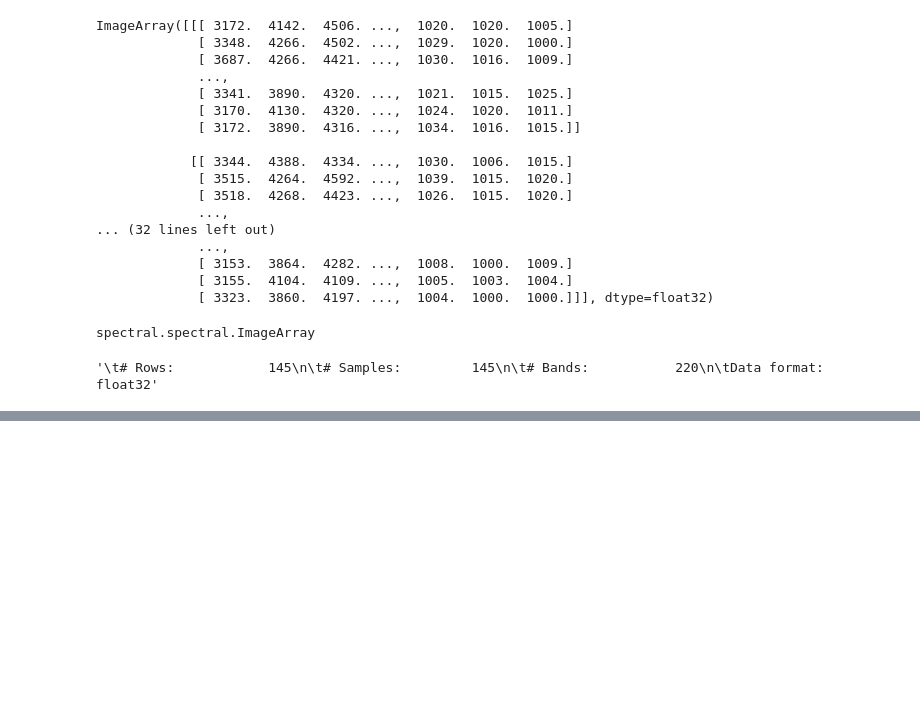
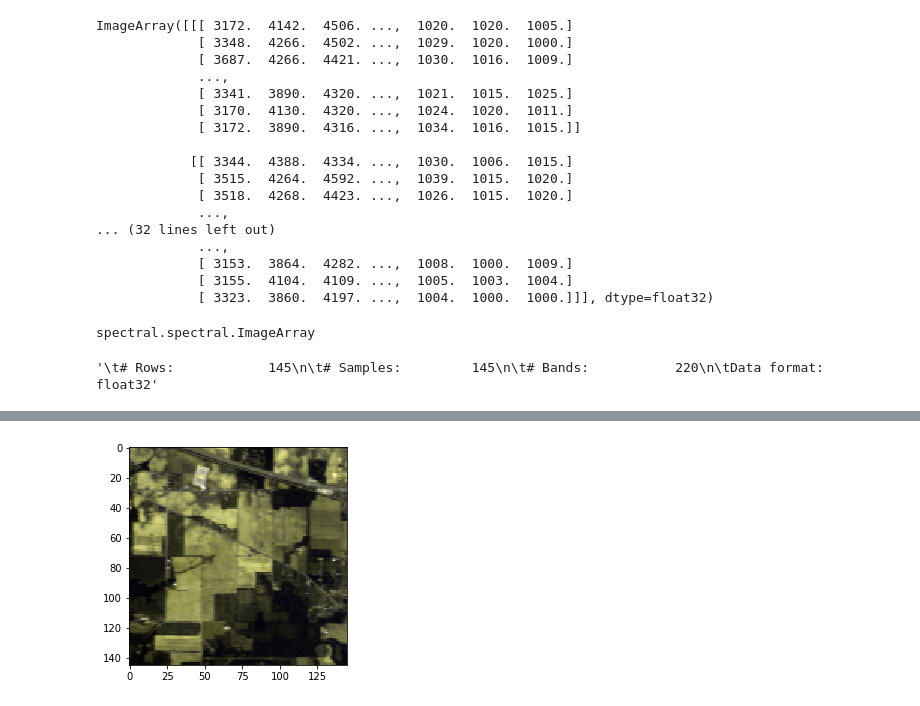
Before and after one commit to abhilash-neog/Hyperspectral-Image-Learning, a Jupyter notebook: Hyperspectral Image Processing/hyperspectralImageProcessing.ipynb, the cells around one changed output, grey strips where cells are left out. Saved outputs shown, nothing was run; the diff lists cells and outputs as text; code cells hidden in the pictures; blank space fills up the shorter version.

```diff
--- a/Hyperspectral Image Processing/hyperspectralImageProcessing.ipynb
+++ b/Hyperspectral Image Processing/hyperspectralImageProcessing.ipynb
@@ -114,0 +122,5 @@ imgA.info()
+# %%
+#visualizing at different pixel values
+view2 = imshow(img,(30,30,8))
+# %% [output]
+[figure, added]
```
Also changed, not shown: parts of 4 cells of this notebook.
